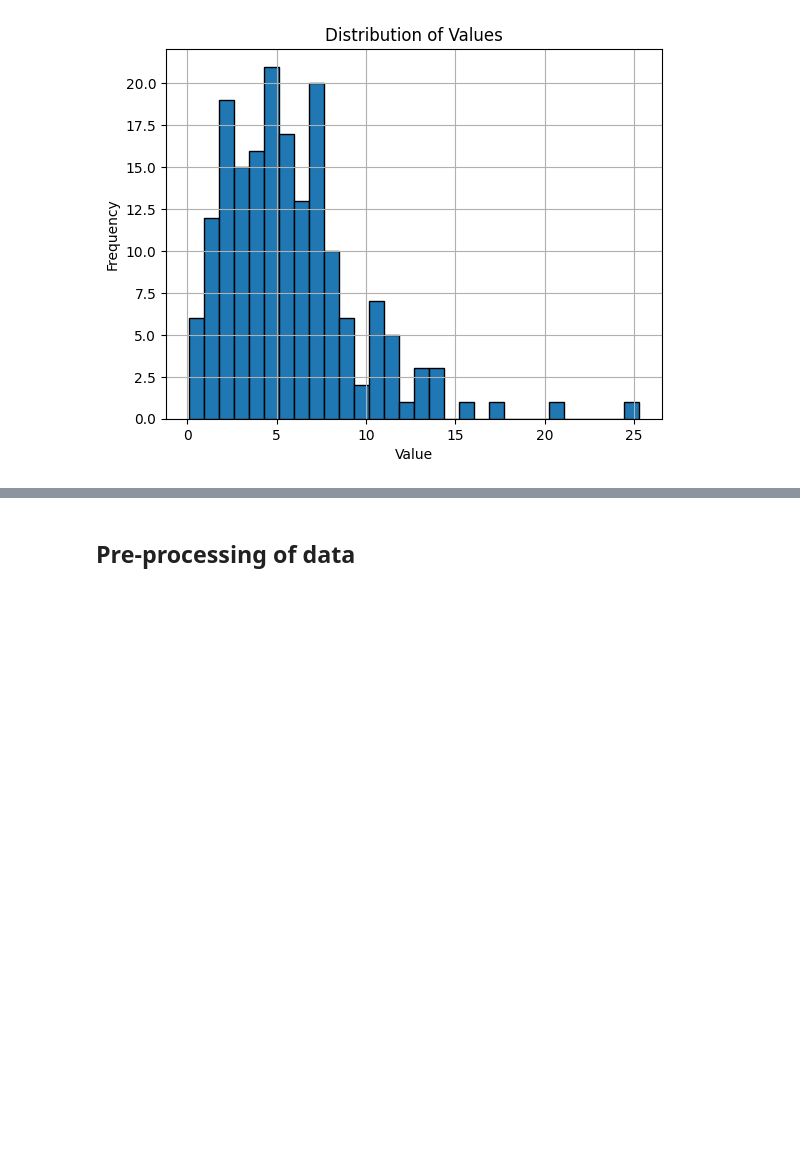
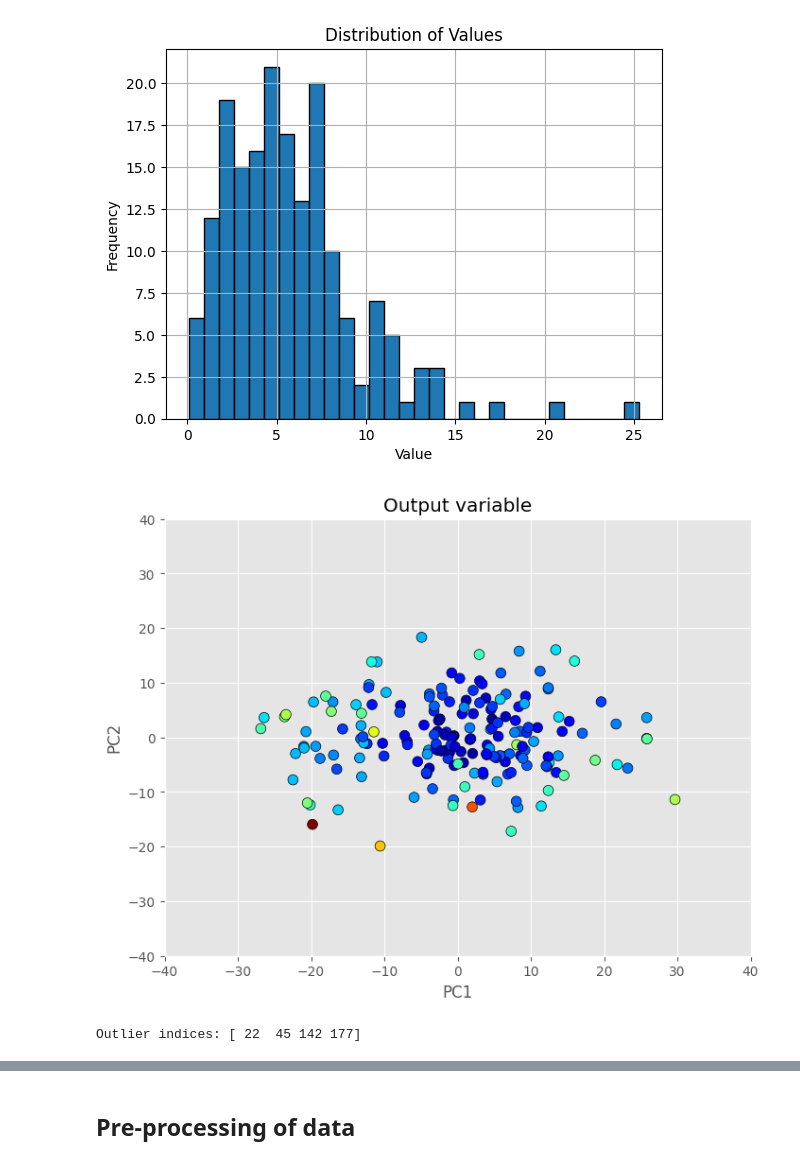
Before and after one commit to LizaGenke/Chemometric-approaches-to-hyperspectral-processing, a Jupyter notebook: spectral_analysis.ipynb, the cells around one changed output, grey strips where cells are left out. Saved outputs shown, nothing was run; the diff lists cells and outputs as text; code cells hidden in the pictures; blank space fills up the shorter version.

```diff
--- a/spectral_analysis.ipynb
+++ b/spectral_analysis.ipynb
@@ -43,4 +54,4 @@ from sklearn.covariance import MinCovDet
 robust_cov = MinCovDet(random_state=42).fit(T[:,:5])
 
 # Get the Mahalanobis distance
-malanobis = robust_cov.mahalanobis(T[:,:5])
+mahalanobis = robust_cov.mahalanobis(T[:,:5])
@@ -81,3 +65,26 @@ plt.grid(True)
 plt.show()
 # %% [output]
 [figure]
+# %%
+colors = [plt.cm.jet(float(i)/max(mahalanobis)) for i in mahalanobis]
+fig = plt.figure(figsize=(8,6))
+with plt.style.context(('ggplot')):
+    plt.scatter(T[:, 0], T[:, 1], c=colors, edgecolors='k', s=60)
+    plt.xlabel('PC1')
+    plt.ylabel('PC2')
+    plt.xlim((-40, 40))
+    plt.ylim((-40, 40))
+    plt.title('Output variable')
+plt.show()
+# %% [output]
+[figure, new version]
+# %%
+from scipy.stats import chi2
+
+threshold = chi2.ppf(0.99, df=5)
+outliers = mahalanobis > threshold
+outlier_indices_input = np.where(outliers)[0]
+
+print("Outlier indices:", outlier_indices_input)
+# %% [output]
+Outlier indices: [ 22  45 142 177]
```
Also changed, not shown: parts of 35 cells of this notebook, 1 other file.
